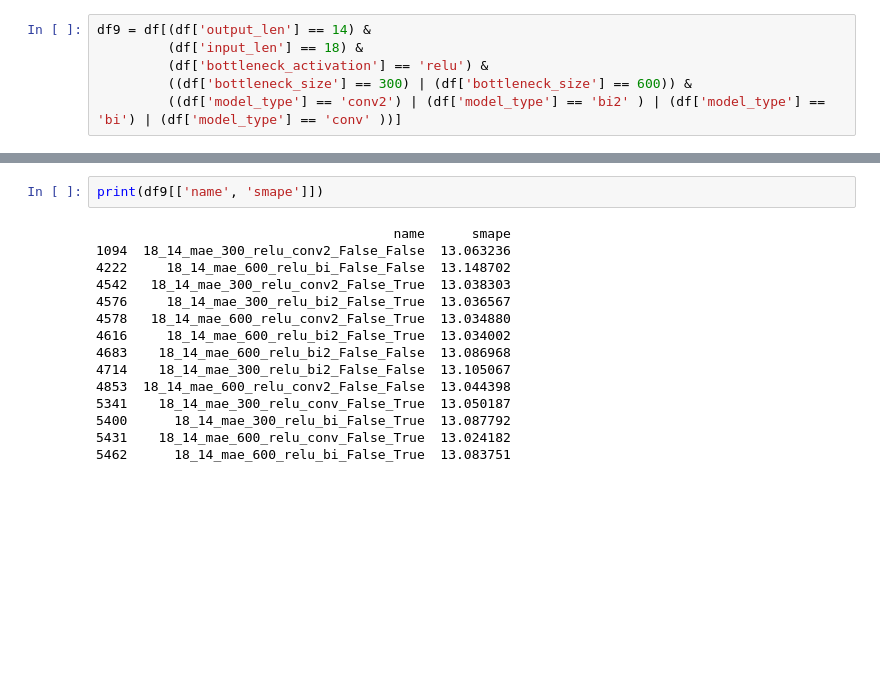
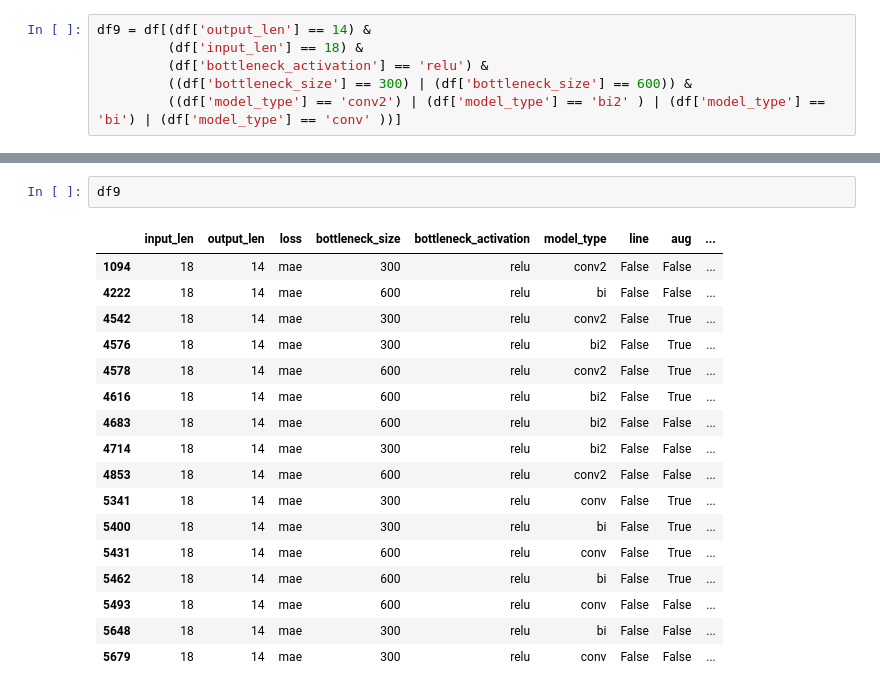
Before and after one commit to djib2011/forecasting, a Jupyter notebook: analysis/explore_results_ensemble.ipynb, the cells around one changed output, grey strips where cells are left out. Saved outputs shown, nothing was run; the diff lists cells and outputs as text; blank space fills up the shorter version.

```diff
--- a/analysis/explore_results_ensemble.ipynb
+++ b/analysis/explore_results_ensemble.ipynb
@@ -209,17 +213,20 @@ df9[df9['model_type'] == 'conv']
-# %%
-print(df9[['name', 'smape']])
-# %% [output]
-                                      name      smape
-1094  18_14_mae_300_relu_conv2_False_False  13.063236
-4222     18_14_mae_600_relu_bi_False_False  13.148702
-4542   18_14_mae_300_relu_conv2_False_True  13.038303
-4576     18_14_mae_300_relu_bi2_False_True  13.036567
-4578   18_14_mae_600_relu_conv2_False_True  13.034880
-4616     18_14_mae_600_relu_bi2_False_True  13.034002
-4683    18_14_mae_600_relu_bi2_False_False  13.086968
-4714    18_14_mae_300_relu_bi2_False_False  13.105067
-4853  18_14_mae_600_relu_conv2_False_False  13.044398
-5341    18_14_mae_300_relu_conv_False_True  13.050187
-5400      18_14_mae_300_relu_bi_False_True  13.087792
-5431    18_14_mae_600_relu_conv_False_True  13.024182
-5462      18_14_mae_600_relu_bi_False_True  13.083751
+# %%
+df9
+# %% [output]
+|  | input_len | output_len | loss | bottleneck_size | bottleneck_activation | model_type | line | aug | ... |
+| 1094 | 18 | 14 | mae | 300 | relu | conv2 | False | False | ... |
+| 4222 | 18 | 14 | mae | 600 | relu | bi | False | False | ... |
+| 4542 | 18 | 14 | mae | 300 | relu | conv2 | False | True | ... |
+| 4576 | 18 | 14 | mae | 300 | relu | bi2 | False | True | ... |
+| 4578 | 18 | 14 | mae | 600 | relu | conv2 | False | True | ... |
+| 4616 | 18 | 14 | mae | 600 | relu | bi2 | False | True | ... |
+| 4683 | 18 | 14 | mae | 600 | relu | bi2 | False | False | ... |
+| 4714 | 18 | 14 | mae | 300 | relu | bi2 | False | False | ... |
+| 4853 | 18 | 14 | mae | 600 | relu | conv2 | False | False | ... |
+| 5341 | 18 | 14 | mae | 300 | relu | conv | False | True | ... |
+| 5400 | 18 | 14 | mae | 300 | relu | bi | False | True | ... |
+| 5431 | 18 | 14 | mae | 600 | relu | conv | False | True | ... |
+| 5462 | 18 | 14 | mae | 600 | relu | bi | False | True | ... |
+| 5493 | 18 | 14 | mae | 600 | relu | conv | False | False | ... |
+| 5648 | 18 | 14 | mae | 300 | relu | bi | False | False | ... |
+| 5679 | 18 | 14 | mae | 300 | relu | conv | False | False | ... |
```
Also changed, not shown: parts of 19 cells of this notebook, 3 other files.
